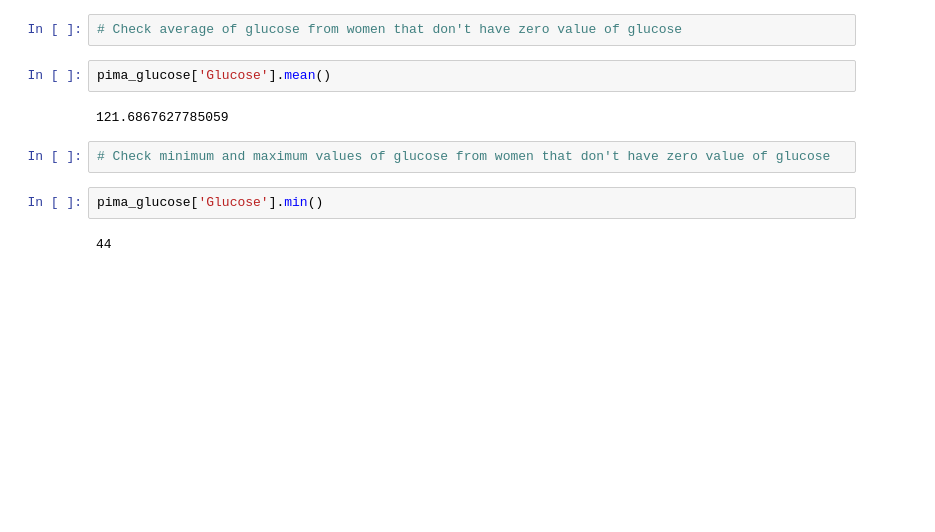
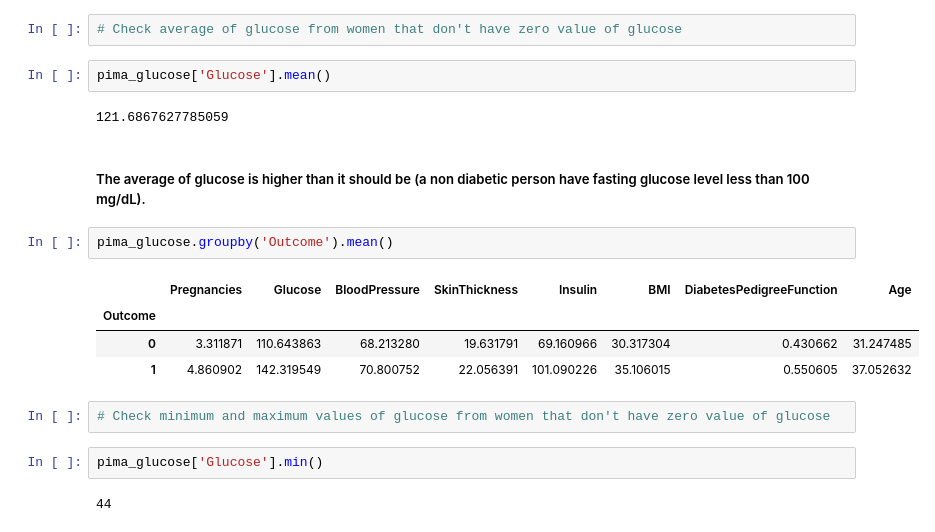
Before and after one commit to npradaschnor/Pima-Indians-Diabetes-Dataset, a Jupyter notebook: Pima Indians Diabetes Dataset.ipynb, the cells around one changed output. Saved outputs shown, nothing was run; the diff lists cells and outputs as text; blank space fills up the shorter version.

```diff
--- a/Pima Indians Diabetes Dataset.ipynb
+++ b/Pima Indians Diabetes Dataset.ipynb
@@ -394,6 +369,15 @@ pima_glucose.shape
 pima_glucose['Glucose'].mean()
 # %% [output]
 121.6867627785059
+# %% [markdown]
+##### The average of glucose is higher than it should be (a non diabetic person have fasting glucose level less than 100 mg/dL).
+# %%
+pima_glucose.groupby('Outcome').mean()
+# %% [output]
+|  | Pregnancies | Glucose | BloodPressure | SkinThickness | Insulin | BMI | DiabetesPedigreeFunction | Age |
+| Outcome |  |  |  |  |  |  |  |  |
+| 0 | 3.311871 | 110.643863 | 68.213280 | 19.631791 | 69.160966 | 30.317304 | 0.430662 | 31.247485 |
+| 1 | 4.860902 | 142.319549 | 70.800752 | 22.056391 | 101.090226 | 35.106015 | 0.550605 | 37.052632 |
 # %%
 # Check minimum and maximum values of glucose from women that don't have zero value of glucose
 # %%
```
Also changed, not shown: parts of 65 cells of this notebook.
